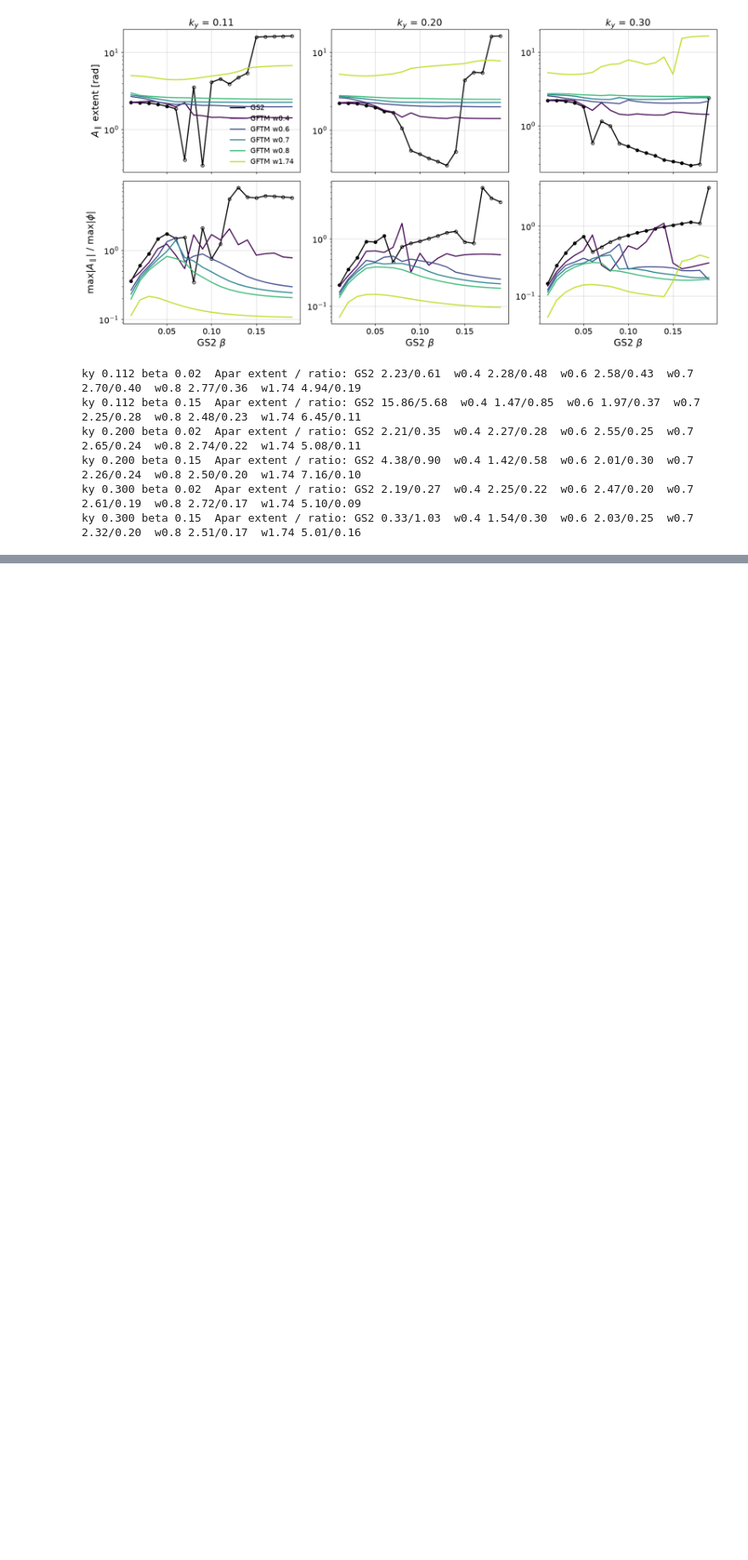
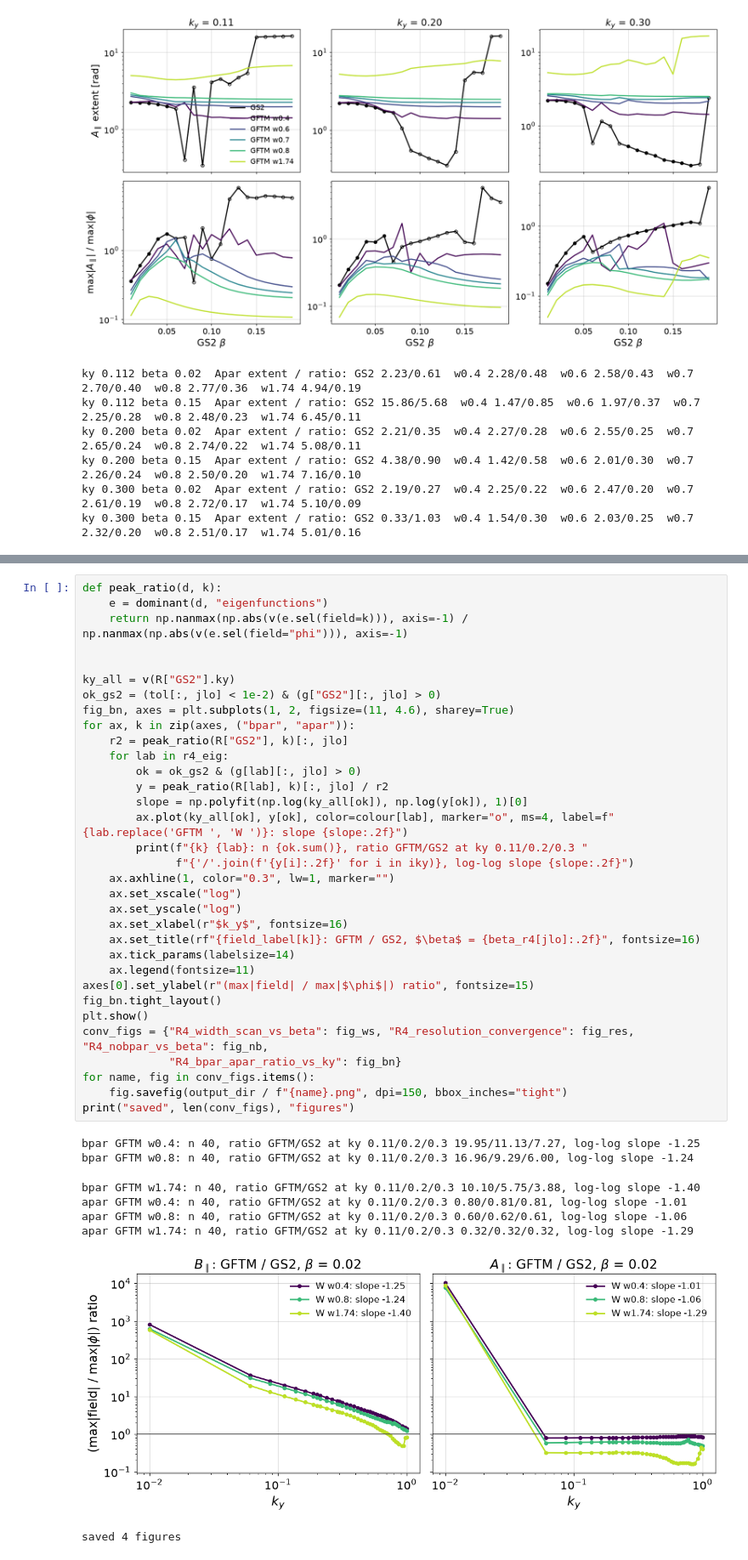
Before and after one commit to FelixWattsYork/General_Analysis, a Jupyter notebook: notebooks/beta_stabilisation_modes.ipynb, the cells around one changed output, grey strips where cells are left out. Shown at 85% size. Cells and saved outputs as stored; diff of their text form; blank space fills up the shorter version.

```diff
--- a/notebooks/beta_stabilisation_modes.ipynb
+++ b/notebooks/beta_stabilisation_modes.ipynb
@@ -767,0 +896,42 @@ ky 0.300 beta 0.15  Apar extent / ratio: GS2 0.33/1.03  w0.4 1.54/0.30  w0.6 2.0
+# %%
+def peak_ratio(d, k):
+    e = dominant(d, "eigenfunctions")
+    return np.nanmax(np.abs(v(e.sel(field=k))), axis=-1) / np.nanmax(np.abs(v(e.sel(field="phi"))), axis=-1)
+
+
+ky_all = v(R["GS2"].ky)
+ok_gs2 = (tol[:, jlo] < 1e-2) & (g["GS2"][:, jlo] > 0)
+fig_bn, axes = plt.subplots(1, 2, figsize=(11, 4.6), sharey=True)
+for ax, k in zip(axes, ("bpar", "apar")):
+    r2 = peak_ratio(R["GS2"], k)[:, jlo]
+    for lab in r4_eig:
+        ok = ok_gs2 & (g[lab][:, jlo] > 0)
+        y = peak_ratio(R[lab], k)[:, jlo] / r2
+        slope = np.polyfit(np.log(ky_all[ok]), np.log(y[ok]), 1)[0]
+        ax.plot(ky_all[ok], y[ok], color=colour[lab], marker="o", ms=4, label=f"{lab.replace('GFTM ', 'W ')}: slope {slope:.2f}")
+        print(f"{k} {lab}: n {ok.sum()}, ratio GFTM/GS2 at ky 0.11/0.2/0.3 "
+              f"{'/'.join(f'{y[i]:.2f}' for i in iky)}, log-log slope {slope:.2f}")
+    ax.axhline(1, color="0.3", lw=1, marker="")
+    ax.set_xscale("log")
+    ax.set_yscale("log")
+    ax.set_xlabel(r"$k_y$", fontsize=16)
+    ax.set_title(rf"{field_label[k]}: GFTM / GS2, $\beta$ = {beta_r4[jlo]:.2f}", fontsize=16)
+    ax.tick_params(labelsize=14)
+    ax.legend(fontsize=11)
+axes[0].set_ylabel(r"(max|field| / max|$\phi$|) ratio", fontsize=15)
+fig_bn.tight_layout()
+plt.show()
+conv_figs = {"R4_width_scan_vs_beta": fig_ws, "R4_resolution_convergence": fig_res, "R4_nobpar_vs_beta": fig_nb,
+             "R4_bpar_apar_ratio_vs_ky": fig_bn}
+for name, fig in conv_figs.items():
+    fig.savefig(output_dir / f"{name}.png", dpi=150, bbox_inches="tight")
+print("saved", len(conv_figs), "figures")
+# %% [output]
+bpar GFTM w0.4: n 40, ratio GFTM/GS2 at ky 0.11/0.2/0.3 19.95/11.13/7.27, log-log slope -1.25
+bpar GFTM w0.8: n 40, ratio GFTM/GS2 at ky 0.11/0.2/0.3 16.96/9.29/6.00, log-log slope -1.24
+bpar GFTM w1.74: n 40, ratio GFTM/GS2 at ky 0.11/0.2/0.3 10.10/5.75/3.88, log-log slope -1.40
+apar GFTM w0.4: n 40, ratio GFTM/GS2 at ky 0.11/0.2/0.3 0.80/0.81/0.81, log-log slope -1.01
+apar GFTM w0.8: n 40, ratio GFTM/GS2 at ky 0.11/0.2/0.3 0.60/0.62/0.61, log-log slope -1.06
+apar GFTM w1.74: n 40, ratio GFTM/GS2 at ky 0.11/0.2/0.3 0.32/0.32/0.32, log-log slope -1.29
+[figure, added]
+saved 4 figures
```
Also changed, not shown: parts of 5 cells of this notebook.
